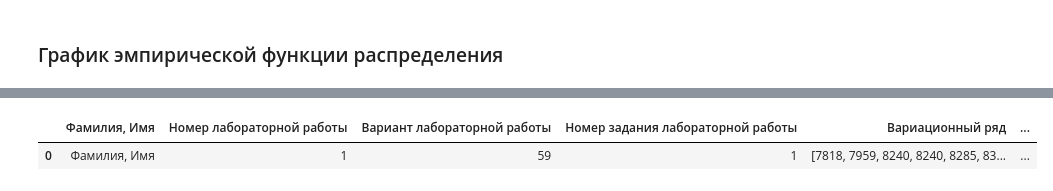
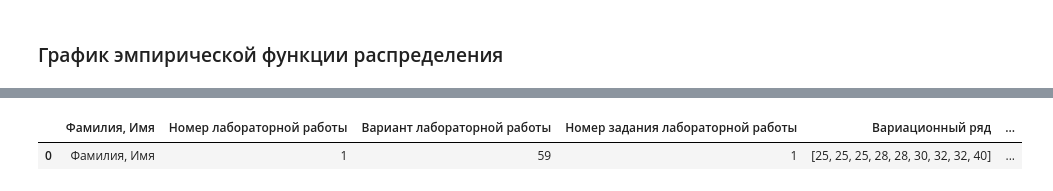
Before and after one commit to CosmDandy/Polytech-4-Sem-Statistics, a Jupyter notebook: Python/LB1/LB1_Test_1.ipynb, the cells around one changed output, grey strips where cells are left out. Saved outputs shown, nothing was run; the diff lists cells and outputs as text; code cells hidden in the pictures.

```diff
--- a/Python/LB1/LB1_Test_1.ipynb
+++ b/Python/LB1/LB1_Test_1.ipynb
@@ -28,12 +25,11 @@ from utils import Answer
 # %% [markdown]
 ### Данные
 # %%
-LB_NUM = 1
-LB_SURNAME = 'Фамилия'
-LB_NAME = "Имя"
-LB_VARIANT = 59
-LB_EXERCISE_NUM = 1
-print(f'Фамилия, Имя: {LB_SURNAME}, {LB_NAME}\nНомер лабораторной работы: {LB_NUM}\nВариант лабораторной работы: {LB_VARIANT}\nНомер задания лабораторной работы: {LB_EXERCISE_NUM}')
+lb_author = 'Фамилия, Имя'
+lb_num = 1
+lb_variant = 59
+lb_exercise_num = 1
+print(f'Фамилия, Имя: {lb_author}\nНомер лабораторной работы: {lb_num}\nВариант лабораторной работы: {lb_variant}\nНомер задания лабораторной работы: {lb_exercise_num}')
 # %% [output]
 Фамилия, Имя: Фамилия, Имя
 Номер лабораторной работы: 1
@@ -45,6 +41,7 @@ task['Описание к данным'][LB_VARIANT - 1]
 # %% [output]
 'Показатели по ряду заводов отрасли за отчетный период по себестоимости единицы продукции (руб.)'
 # %%
-data = pd.Series(task['Данные'][LB_VARIANT - 1])
+# data = pd.Series(task['Данные'][lb_variant - 1])
+data = pd.Series([25, 25, 25, 28, 28, 30, 32, 32, 40])
 print(data.tolist())
 # %% [output]
@@ -208,15 +221,19 @@ plot_cdf_func(unique, emp_func.iloc[0].tolist(), 'График эмпириче
 # %%
-points = {
-    'Вариационный ряд': [str(data_sort.tolist())],
-    'Варианты': [str(unique)],
-    'Частота': [str(freq.values.tolist()[0])],
-    'Относительная частота': [str(rel_freq.values.tolist()[0])],
-    'Эмпирическая функция распределения': [str(emp_func.values.tolist()[0])]
-}
+answer = pd.DataFrame()
 
-answer = Answer(LB_NAME, LB_SURNAME, LB_NUM, LB_VARIANT, LB_EXERCISE_NUM)
-answer.fill(**points)
-answer.answer
+answer['Фамилия, Имя'] = [lb_author]
+answer['Номер лабораторной работы'] = [lb_num]
+answer['Вариант лабораторной работы'] = [lb_variant]
+answer['Номер задания лабораторной работы'] = [lb_exercise_num]
+
+answer['Вариационный ряд'] = [str(data_sort.tolist())]
+answer['Варианты'] = [str(unique)]
+answer['Частота'] = [str(freq.values.tolist()[0])]
+answer['Относительная частота'] = [str(rel_freq.values.tolist()[0])]
+answer['Эмпирическая функция распределения'] = [str(emp_func.values.tolist()[0])]
+
+answer.to_csv('output/ФамилияИмя_ЛБ1_Задание_1.csv', index=False)
+answer
 # %% [output]
 |  | Фамилия, Имя | Номер лабораторной работы | Вариант лабораторной работы | Номер задания лабораторной работы | Вариационный ряд | ... |
-| 0 | Фамилия, Имя | 1 | 59 | 1 | [7818, 7959, 8240, 8240, 8285, 83... | ... |
+| 0 | Фамилия, Имя | 1 | 59 | 1 | [25, 25, 25, 28, 28, 30, 32, 32, 40] | ... |
```
Also changed, not shown: parts of 19 cells of this notebook, 6 other files.
